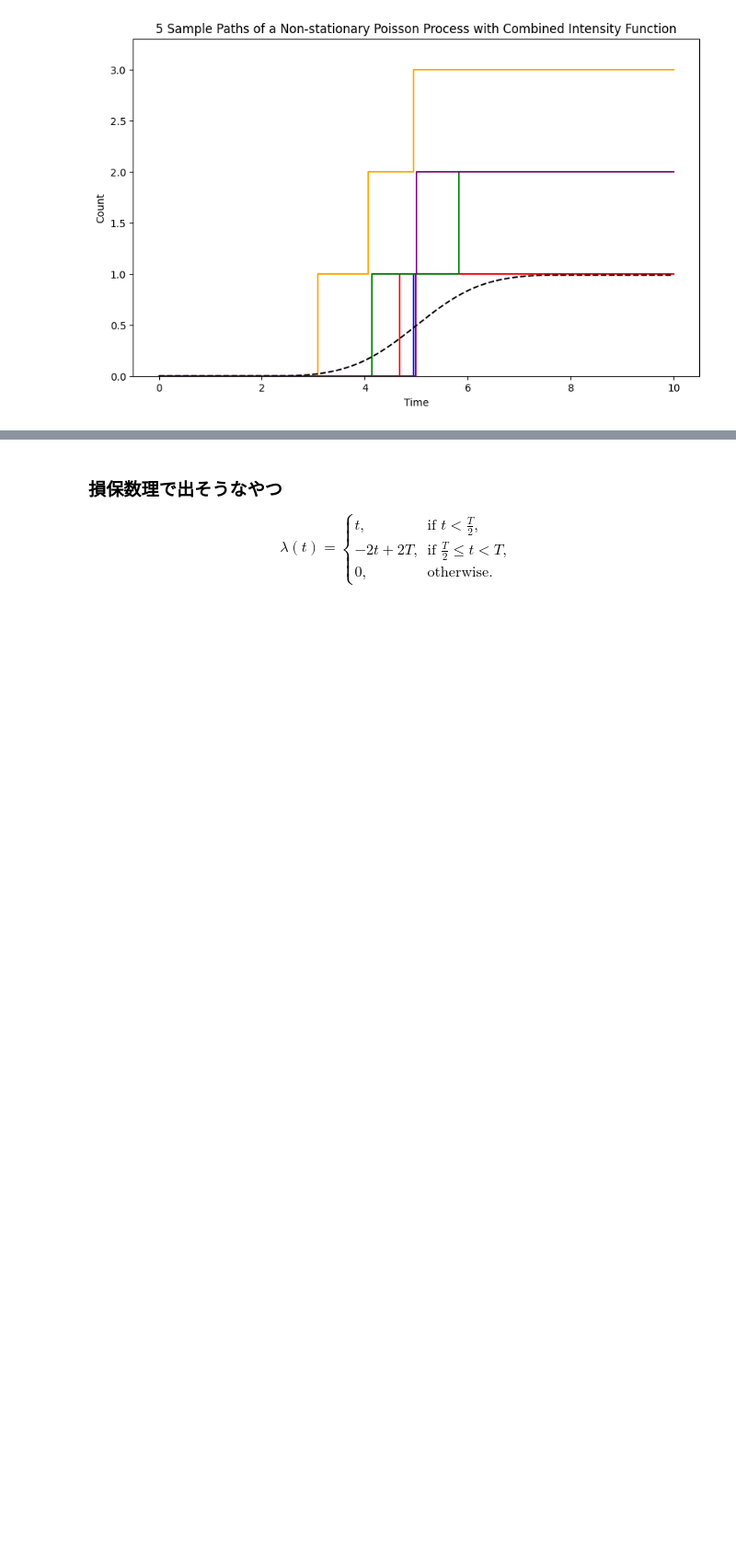
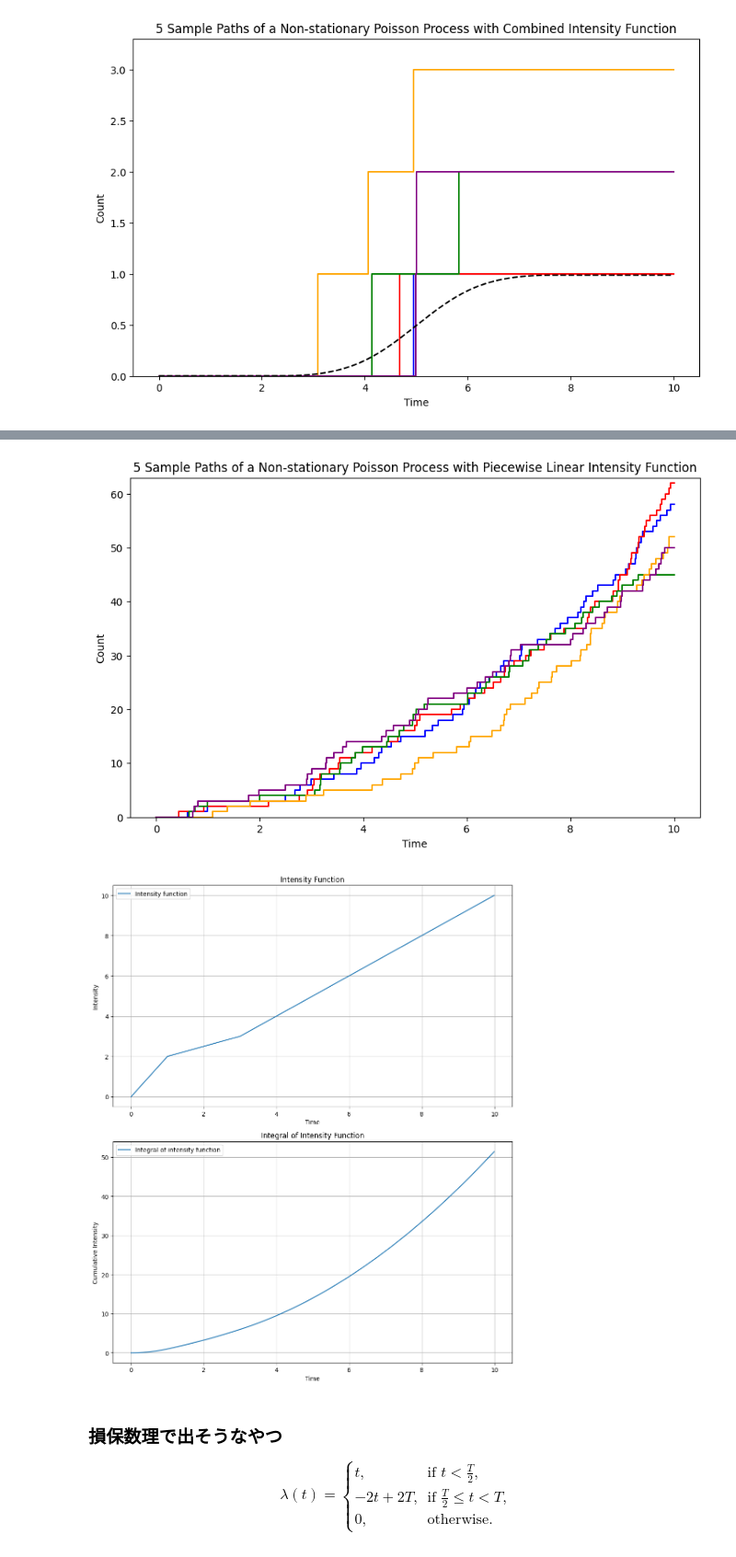
Before and after one commit to LABO-M/MachineLearningPhasesOfMatter, a Jupyter notebook: Poisson_Process.ipynb, the cells around one changed output, grey strips where cells are left out. Shown at 92% size. Cells and saved outputs as stored; diff of their text form; code cells hidden in the pictures; blank space fills up the shorter version.

```diff
--- a/Poisson_Process.ipynb
+++ b/Poisson_Process.ipynb
@@ -158,3 +168,83 @@ plt.show()
+# %%
+import numpy as np
+import matplotlib.pyplot as plt
+from scipy.integrate import cumtrapz
+
+def piecewise_intensity(x):
+    if x < 1:
+        return 2*x
+    elif x < 3:
+        return x/2 + 3/2
+    else:
+        return x
+
+def simulate_nonstationary_poisson_process(lam_func, T, dt):
+    N = int(T / dt)
+    times = np.arange(N) * dt
+    intensities = np.array([lam_func(t) for t in times])
+    events = np.random.rand(N) < intensities * dt
+    event_times = times[events]
+    return event_times
+
+def plot_poisson_process(event_times, color, T):
+    event_counts = np.arange(1, len(event_times) + 1)
+    if len(event_times) > 0:
+        plt.step(np.concatenate(([0], event_times, [T])), np.concatenate(([0], event_counts, [event_counts[-1]])), where='post', color=color)
+    else:
+        plt.step([0, T], [0, 0], where='post', color=color)
+
+T = 10
+dt = 0.01
+times = np.arange(0, T, dt)
+
+# 強度関数の計算
+intensities = np.array([piecewise_intensity(t) for t in times])
+
+# 積分関数の計算
+integral = cumtrapz(intensities, times, initial=0)
+
+# サンプルパスのシミュレーション
+lam_func = lambda x: piecewise_intensity(x)
+colors = ['blue', 'red', 'green', 'orange', 'purple']
+max_count = 0
+
+plt.figure(figsize=(10,6))
+
+for i in range(5):
+    event_times = simulate_nonstationary_poisson_process(lam_func, T, dt)
+    plot_poisson_process(event_times, colors[i], T)
+    max_count = max(max_count, len(event_times))
+
+plt.xlabel('Time')
+plt.ylabel('Count')
+plt.title('5 Sample Paths of a Non-stationary Poisson Process with Piecewise Linear Intensity Function')
+plt.ylim([0, max_count+1])
+plt.show()
+
+# 強度関数とその積分をプロットする
+fig, (ax1, ax2) = plt.subplots(2, 1, figsize=(10,12))
+
+# 強度関数のプロット
+ax1.plot(times, intensities, label='Intensity function')
+ax1.set_xlabel('Time')
+ax1.set_ylabel('Intensity')
+ax1.set_title('Intensity Function')
+ax1.legend()
+ax1.grid(True)
+
+# 積分関数のプロット
+ax2.plot(times, integral, label='Integral of intensity function')
+ax2.set_xlabel('Time')
+ax2.set_ylabel('Cumulative Intensity')
+ax2.set_title('Integral of Intensity Function')
+ax2.legend()
+ax2.grid(True)
+
+plt.tight_layout()
+plt.show()
+# %% [output]
+[figure, added]
+[figure, added]
 # %% [markdown]
 ### 損保数理で出そうなやつ
 $$
```
Also changed, not shown: parts of 2 cells of this notebook.
